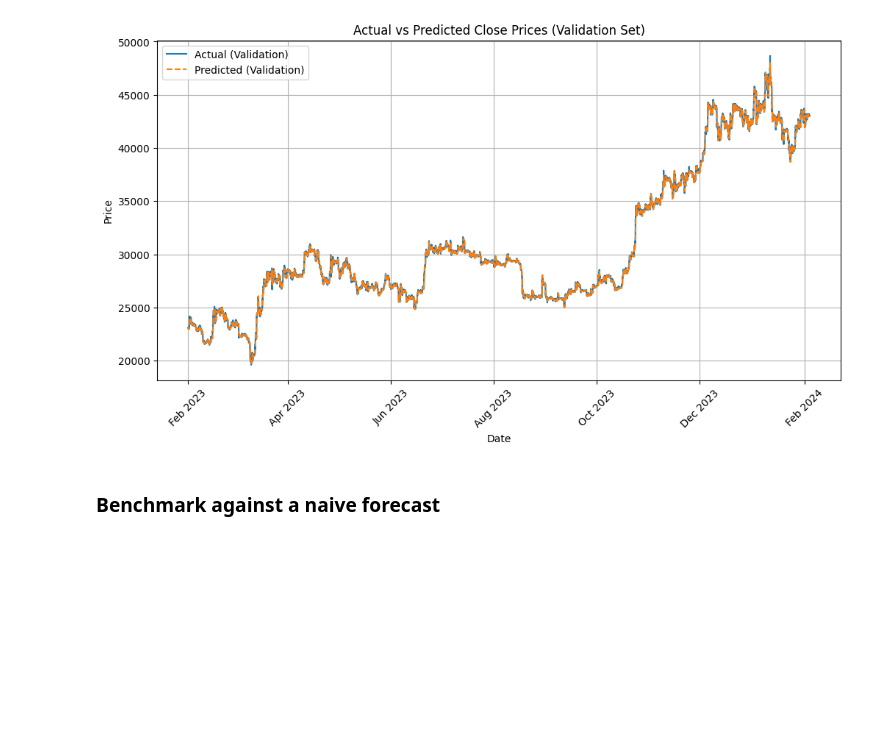
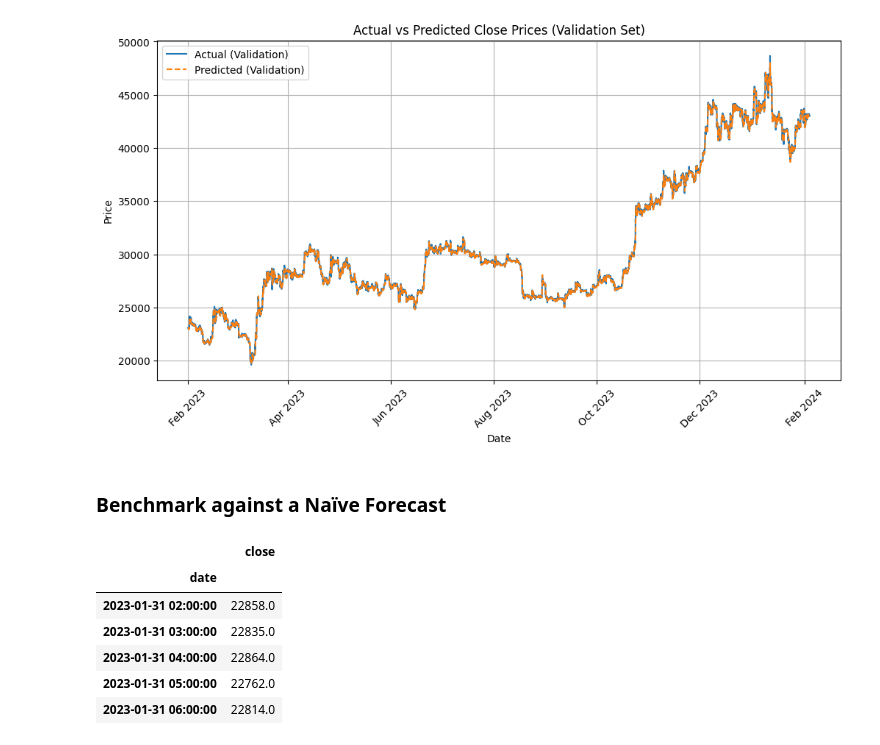
Before and after one commit to alexzheng123/EC331-project, a Jupyter notebook: code/GRU.ipynb, the cells around one changed output. Cells and saved outputs as stored; diff of their text form; code cells hidden in the pictures; blank space fills up the shorter version.

```diff
--- a/code/GRU.ipynb
+++ b/code/GRU.ipynb
@@ -307,5 +307,15 @@ plt.show()
 # %% [output]
 [figure]
 # %% [markdown]
-### Benchmark against a naive forecast
+### Benchmark against a Naïve Forecast
+# %%
+val_data.head()
+# %% [output]
+|  | close |
+| date |  |
+| 2023-01-31 02:00:00 | 22858.0 |
+| 2023-01-31 03:00:00 | 22835.0 |
+| 2023-01-31 04:00:00 | 22864.0 |
+| 2023-01-31 05:00:00 | 22762.0 |
+| 2023-01-31 06:00:00 | 22814.0 |
 # %%
```
Also changed, not shown: parts of 6 cells of this notebook.
